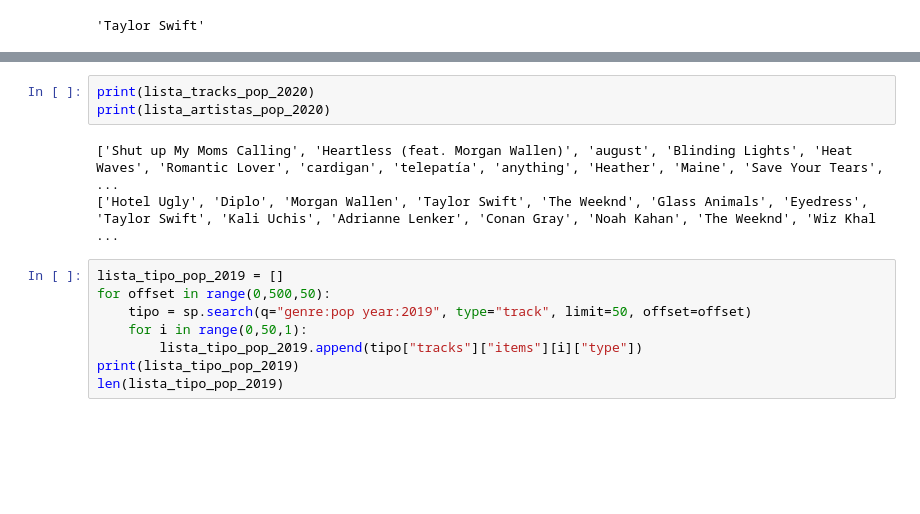
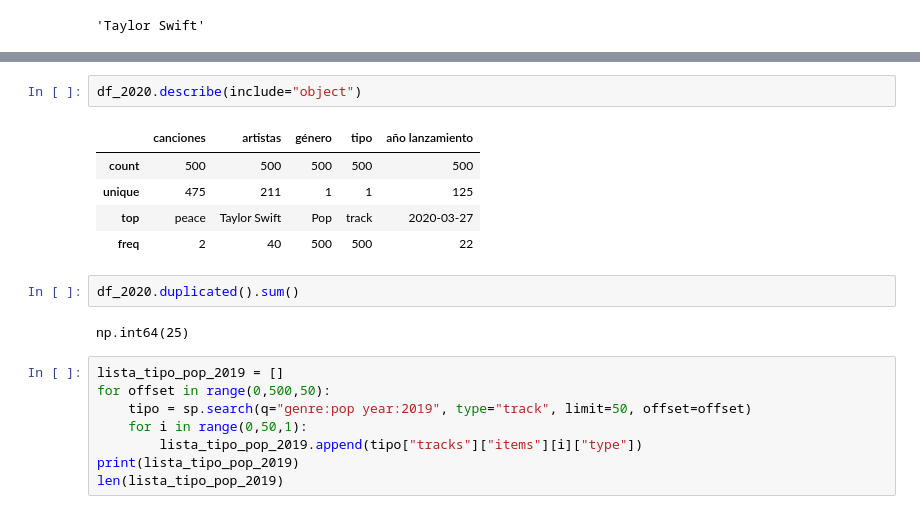
Before and after one commit to psainzpc/proyecto-da-promo-k-modulo-2-team-1, a Jupyter notebook: genero_pop.ipynb, the cells around one changed output, grey strips where cells are left out. Drawn from its saved outputs; the diff is of its cells as text; blank space fills up the shorter version.

```diff
--- a/genero_pop.ipynb
+++ b/genero_pop.ipynb
@@ -126,9 +162,15 @@ print(lista_artistas_pop_2019)
-# %%
-print(lista_tracks_pop_2020)
-print(lista_artistas_pop_2020)
-# %% [output]
-['Shut up My Moms Calling', 'Heartless (feat. Morgan Wallen)', 'august', 'Blinding Lights', 'Heat Waves', 'Romantic Lover', 'cardigan', 'telepatía', 'anything', 'Heather', 'Maine', 'Save Your Tears',  ...
-['Hotel Ugly', 'Diplo', 'Morgan Wallen', 'Taylor Swift', 'The Weeknd', 'Glass Animals', 'Eyedress', 'Taylor Swift', 'Kali Uchis', 'Adrianne Lenker', 'Conan Gray', 'Noah Kahan', 'The Weeknd', 'Wiz Khal ...
+# %%
+df_2020.describe(include="object")
+# %% [output]
+|  | canciones | artistas | género | tipo | año lanzamiento |
+| count | 500 | 500 | 500 | 500 | 500 |
+| unique | 475 | 211 | 1 | 1 | 125 |
+| top | peace | Taylor Swift | Pop | track | 2020-03-27 |
+| freq | 2 | 40 | 500 | 500 | 22 |
+# %%
+df_2020.duplicated().sum()
+# %% [output]
+np.int64(25)
 # %%
 lista_tipo_pop_2019 = []
 for offset in range(0,500,50):
```
Also changed, not shown: parts of 26 cells of this notebook, 1 other file.
